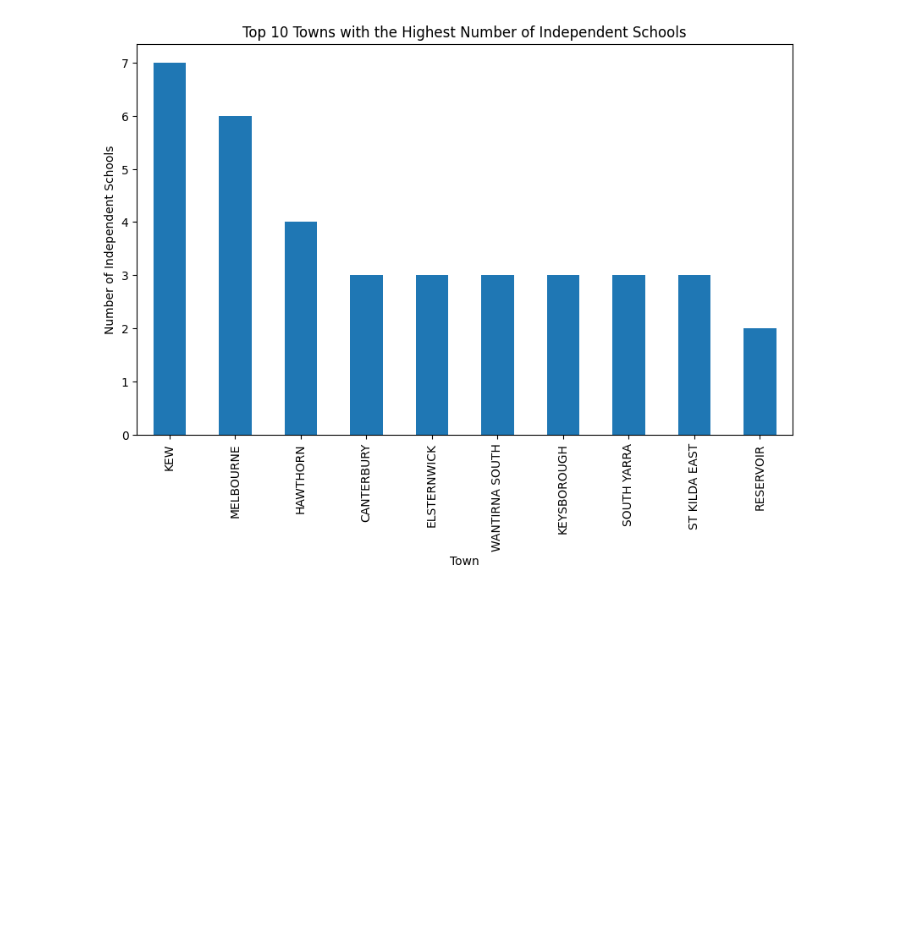
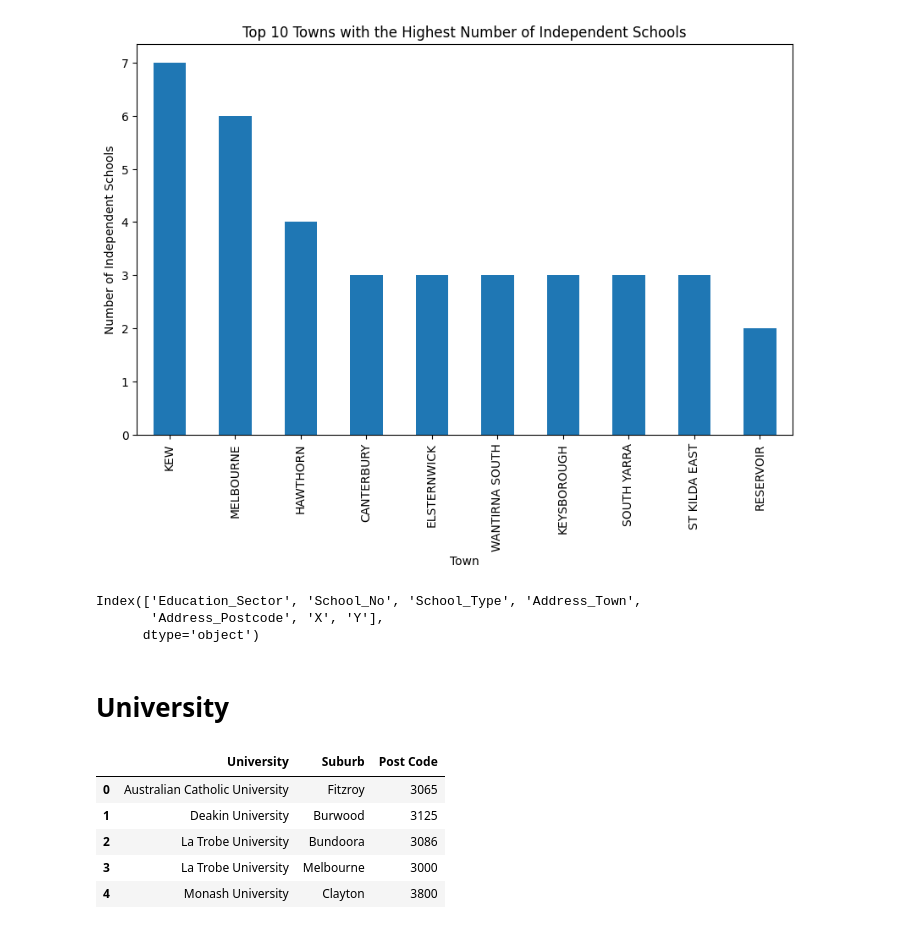
Before and after one commit to MAST30034-AppliedDataScience/project-2-group-real-estate-industry-project-3, a Jupyter notebook: notebooks/school_zone.ipynb, the cells around one changed output. Drawn from its saved outputs; the diff is of its cells as text; code cells hidden in the pictures; blank space fills up the shorter version.

```diff
--- a/notebooks/school_zone.ipynb
+++ b/notebooks/school_zone.ipynb
@@ -135,3 +137,24 @@ plt.ylabel('Number of Independent Schools')
 plt.show()
 # %% [output]
 [figure]
+# %%
+# check attribute names
+school.columns
+# %% [output]
+Index(['Education_Sector', 'School_No', 'School_Type', 'Address_Town',
+       'Address_Postcode', 'X', 'Y'],
+      dtype='object')
+# %% [markdown]
+# University
+# %%
+# load data xlsx file
+uni = pd.read_excel('../data/landing/UNi.xlsx')
+# show the first 5 rows
+uni.head(5)
+# %% [output]
+|  | University | Suburb | Post Code |
+| 0 | Australian Catholic University | Fitzroy | 3065 |
+| 1 | Deakin University | Burwood | 3125 |
+| 2 | La Trobe University | Bundoora | 3086 |
+| 3 | La Trobe University | Melbourne | 3000 |
+| 4 | Monash University | Clayton | 3800 |
```
Also changed, not shown: parts of 2 cells of this notebook, 1 other file.
